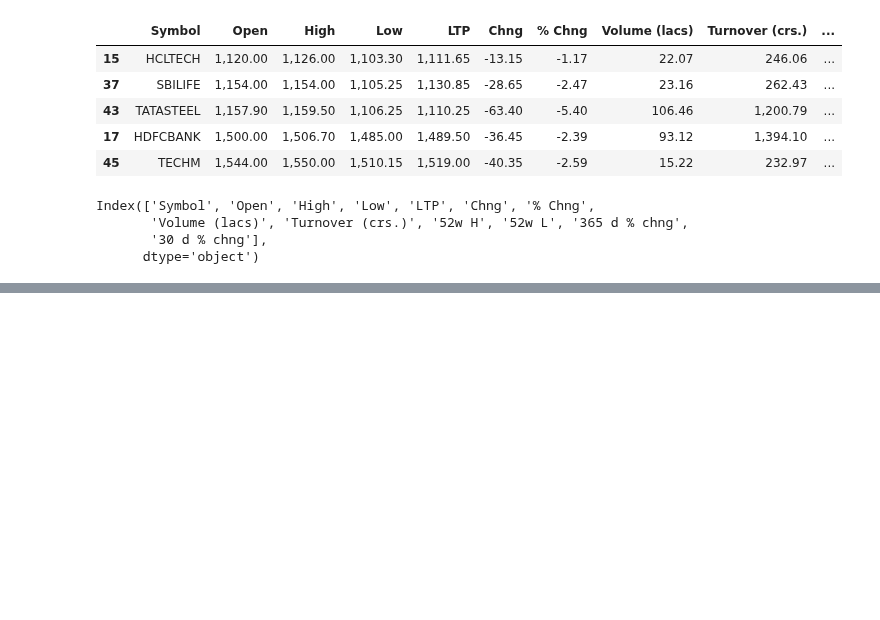
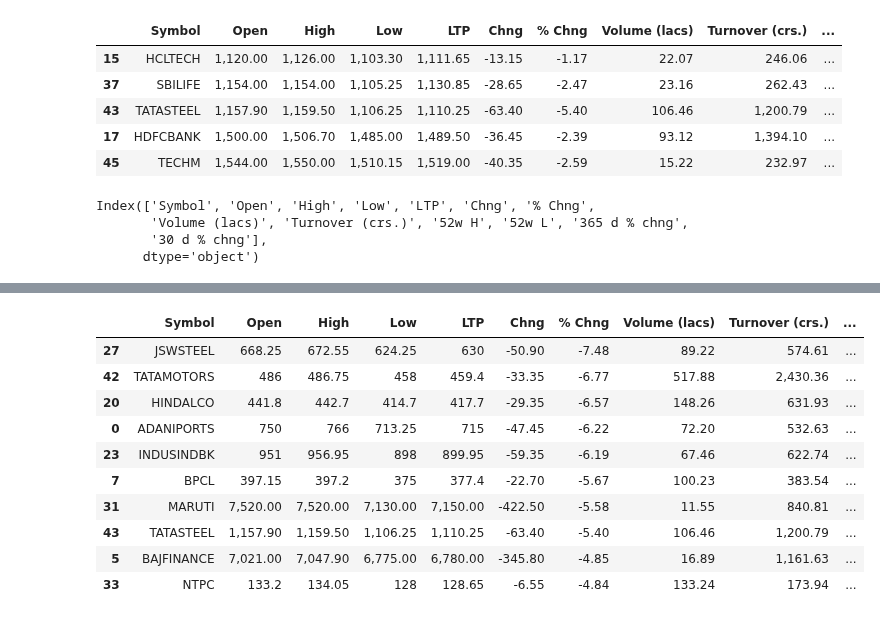
Before and after one commit to chandanabrdwj/100DaysOfML, a Jupyter notebook: nifty-50-stocks.ipynb, the cells around one changed output, grey strips where cells are left out. Drawn from its saved outputs; the diff is of its cells as text; code cells hidden in the pictures; blank space fills up the shorter version.

```diff
--- a/nifty-50-stocks.ipynb
+++ b/nifty-50-stocks.ipynb
@@ -80,0 +108,14 @@ Index(['Symbol', 'Open', 'High', 'Low', 'LTP', 'Chng', '% Chng',
+# %%
+df.sort_values('% Chng').head(10)
+# %% [output]
+|  | Symbol | Open | High | Low | LTP | Chng | % Chng | Volume (lacs) | Turnover (crs.) | ... |
+| 27 | JSWSTEEL | 668.25 | 672.55 | 624.25 | 630 | -50.90 | -7.48 | 89.22 | 574.61 | ... |
+| 42 | TATAMOTORS | 486 | 486.75 | 458 | 459.4 | -33.35 | -6.77 | 517.88 | 2,430.36 | ... |
+| 20 | HINDALCO | 441.8 | 442.7 | 414.7 | 417.7 | -29.35 | -6.57 | 148.26 | 631.93 | ... |
+| 0 | ADANIPORTS | 750 | 766 | 713.25 | 715 | -47.45 | -6.22 | 72.20 | 532.63 | ... |
+| 23 | INDUSINDBK | 951 | 956.95 | 898 | 899.95 | -59.35 | -6.19 | 67.46 | 622.74 | ... |
+| 7 | BPCL | 397.15 | 397.2 | 375 | 377.4 | -22.70 | -5.67 | 100.23 | 383.54 | ... |
+| 31 | MARUTI | 7,520.00 | 7,520.00 | 7,130.00 | 7,150.00 | -422.50 | -5.58 | 11.55 | 840.81 | ... |
+| 43 | TATASTEEL | 1,157.90 | 1,159.50 | 1,106.25 | 1,110.25 | -63.40 | -5.40 | 106.46 | 1,200.79 | ... |
+| 5 | BAJFINANCE | 7,021.00 | 7,047.90 | 6,775.00 | 6,780.00 | -345.80 | -4.85 | 16.89 | 1,161.63 | ... |
+| 33 | NTPC | 133.2 | 134.05 | 128 | 128.65 | -6.55 | -4.84 | 133.24 | 173.94 | ... |
```
Also changed, not shown: parts of 8 cells of this notebook.
